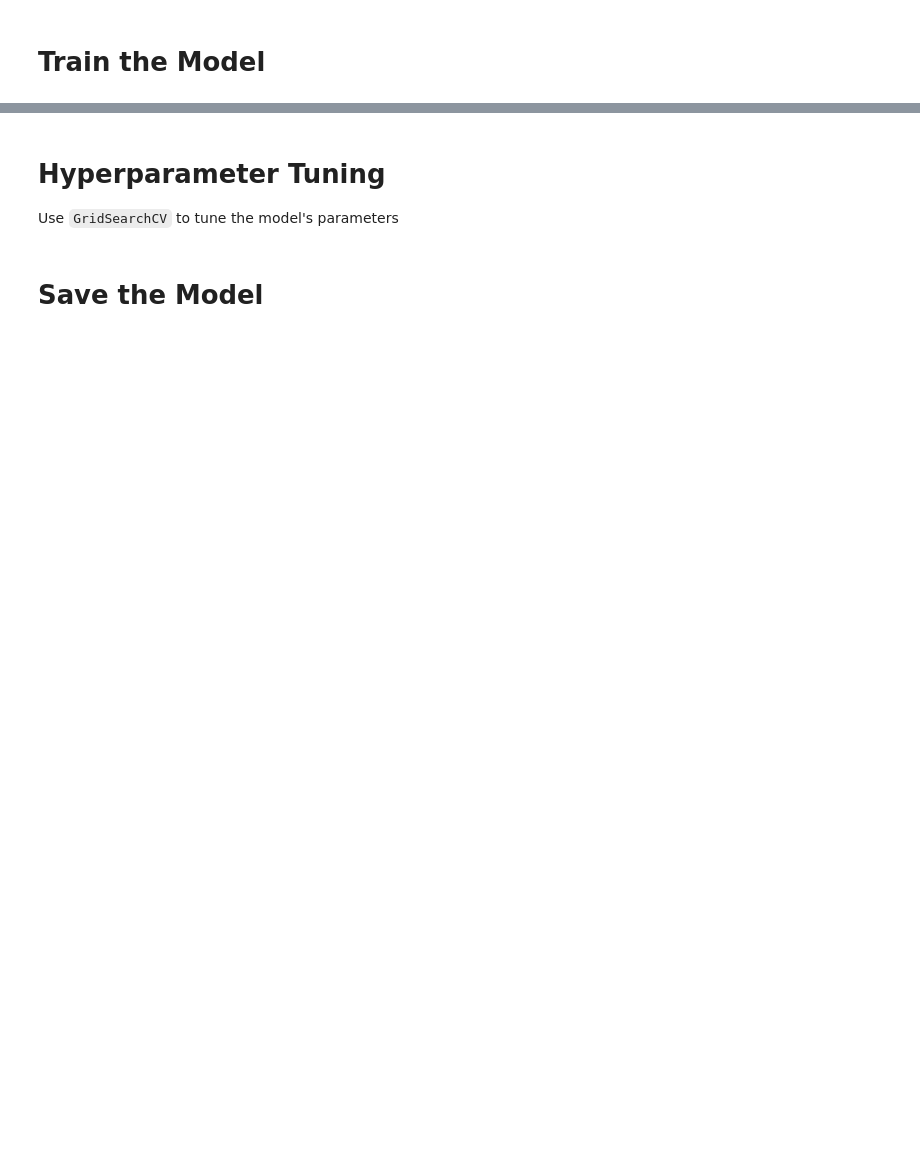
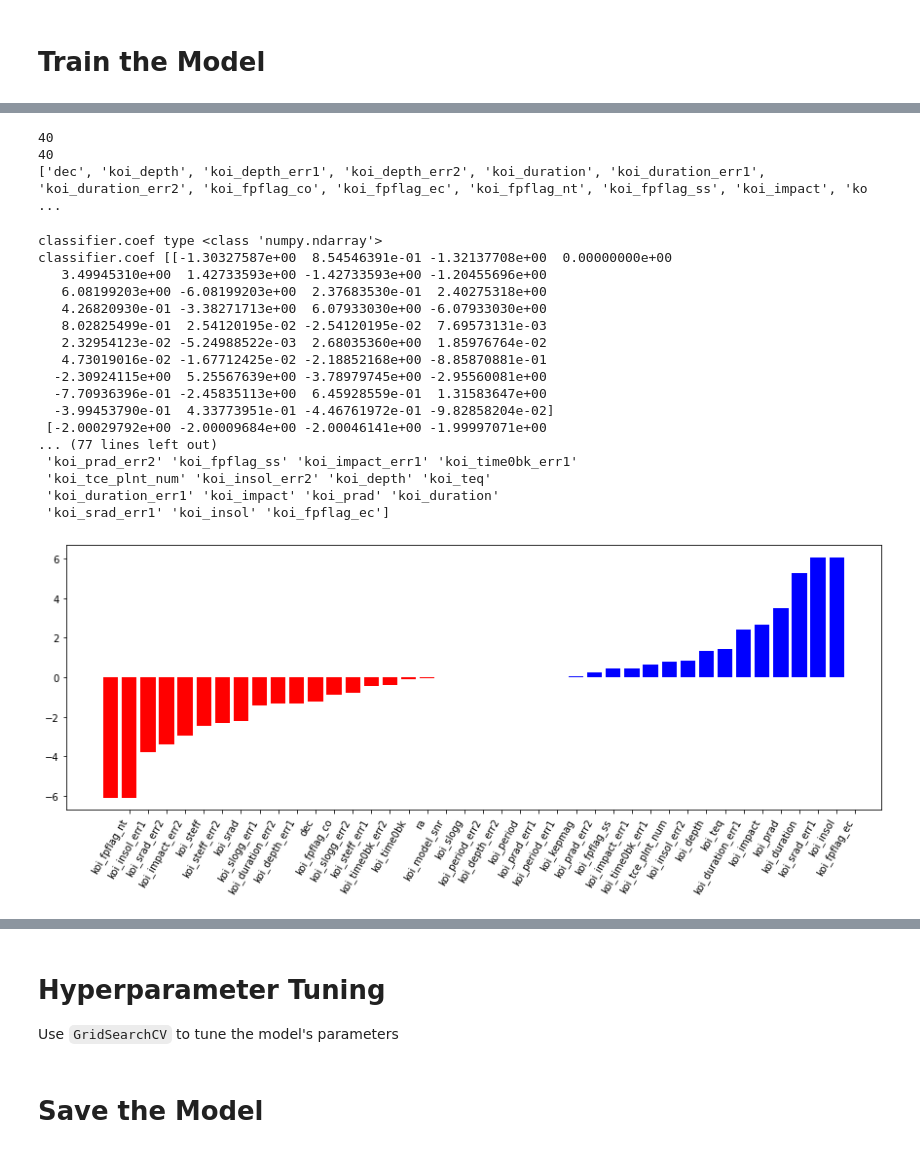
Before and after one commit to tstenner1/machine-learning, a Jupyter notebook: model_1.ipynb, the cells around one changed output, grey strips where cells are left out. Cells and saved outputs as stored; diff of their text form; code cells hidden in the pictures; blank space fills up the shorter version.

```diff
--- a/model_1.ipynb
+++ b/model_1.ipynb
@@ -179,2 +179,4 @@ print(X_scaled_train.shape, encoded_y_train.shape)
 # %% [markdown]
 # Train the Model
+# %%
+encoded_y_train = encoded_y_train.ravel()
@@ -183,0 +228,35 @@ print(f"Testing Data Score: {model2.score(X_test_scaled, y_test)}")
+# %%
+def plot_coefficients(classifier, feature_names, top_features=40, class_num =1):
+
+    coef = classifier.coef_[class_num].ravel()
+    print("classifier.coef type",type(classifier.coef_))
+    print("classifier.coef", classifier.coef_)
+    print("type coef",type(coef))
+    print("len(coeff)", len(coef))
+    print("coef",coef)
+    print("argsrt(coeff)",np.argsort(coef))
+    top_positive_coefficients = np.argsort(coef)[-top_features:]
+    print(len(top_positive_coefficients))
+    print(type(top_positive_coefficients))
+    print(top_positive_coefficients)
+    top_negative_coefficients = np.argsort(coef)[:top_features]
+    print(top_negative_coefficients)
+    top_coefficients = np.hstack([top_negative_coefficients, top_positive_coefficients])
+    print(top_coefficients)
+    print(np.array(feature_names))
+    #print(np.array(feature_names)[top_coefficients])
+    #x_labels = np.array(feature_names)[top_coefficients]
+
+ # create plot
+    plt.figure(figsize=(15, 5))
+    colors = ['red' if c < 0 else 'blue' for c in coef[top_coefficients]]
+    print("coef[top_coefficients]",coef[top_coefficients])
+    #print(feature_names[top_coefficients])
+    plt.bar(np.arange(2 * top_features), coef[top_coefficients], color=colors)
+    feature_names = np.array(feature_names)
+    print("feature names",feature_names)
+    print("top coefficients", top_coefficients)
+    print("feature_name_top", feature_names[top_coefficients])
+    features = feature_names[top_coefficients]
+    plt.xticks(np.arange(1, 1 + 2 * top_features), features, rotation=60, ha='right')
+    plt.show()
@@ -183,0 +265,31 @@ print(f"Testing Data Score: {model2.score(X_test_scaled, y_test)}")
+# %%
+cv = CountVectorizer()
+cv.fit(selected_features)
+print (len(cv.vocabulary_))
+print(len(cv.get_feature_names()))
+print (cv.get_feature_names())
+# %% [output]
+40
+40
+['dec', 'koi_depth', 'koi_depth_err1', 'koi_depth_err2', 'koi_duration', 'koi_duration_err1', 'koi_duration_err2', 'koi_fpflag_co', 'koi_fpflag_ec', 'koi_fpflag_nt', 'koi_fpflag_ss', 'koi_impact', 'ko ...
+# %%
+plot_coefficients(model, cv.get_feature_names(), 20,0)
+# %% [output]
+classifier.coef type <class 'numpy.ndarray'>
+classifier.coef [[-1.30327587e+00  8.54546391e-01 -1.32137708e+00  0.00000000e+00
+   3.49945310e+00  1.42733593e+00 -1.42733593e+00 -1.20455696e+00
+   6.08199203e+00 -6.08199203e+00  2.37683530e-01  2.40275318e+00
+   4.26820930e-01 -3.38271713e+00  6.07933030e+00 -6.07933030e+00
+   8.02825499e-01  2.54120195e-02 -2.54120195e-02  7.69573131e-03
+   2.32954123e-02 -5.24988522e-03  2.68035360e+00  1.85976764e-02
+   4.73019016e-02 -1.67712425e-02 -2.18852168e+00 -8.85870881e-01
+  -2.30924115e+00  5.25567639e+00 -3.78979745e+00 -2.95560081e+00
+  -7.70936396e-01 -2.45835113e+00  6.45928559e-01  1.31583647e+00
+  -3.99453790e-01  4.33773951e-01 -4.46761972e-01 -9.82858204e-02]
+ [-2.00029792e+00 -2.00009684e+00 -2.00046141e+00 -1.99997071e+00
+... (77 lines left out)
+ 'koi_prad_err2' 'koi_fpflag_ss' 'koi_impact_err1' 'koi_time0bk_err1'
+ 'koi_tce_plnt_num' 'koi_insol_err2' 'koi_depth' 'koi_teq'
+ 'koi_duration_err1' 'koi_impact' 'koi_prad' 'koi_duration'
+ 'koi_srad_err1' 'koi_insol' 'koi_fpflag_ec']
+[figure, added]
```
Also changed, not shown: parts of 14 cells of this notebook.
